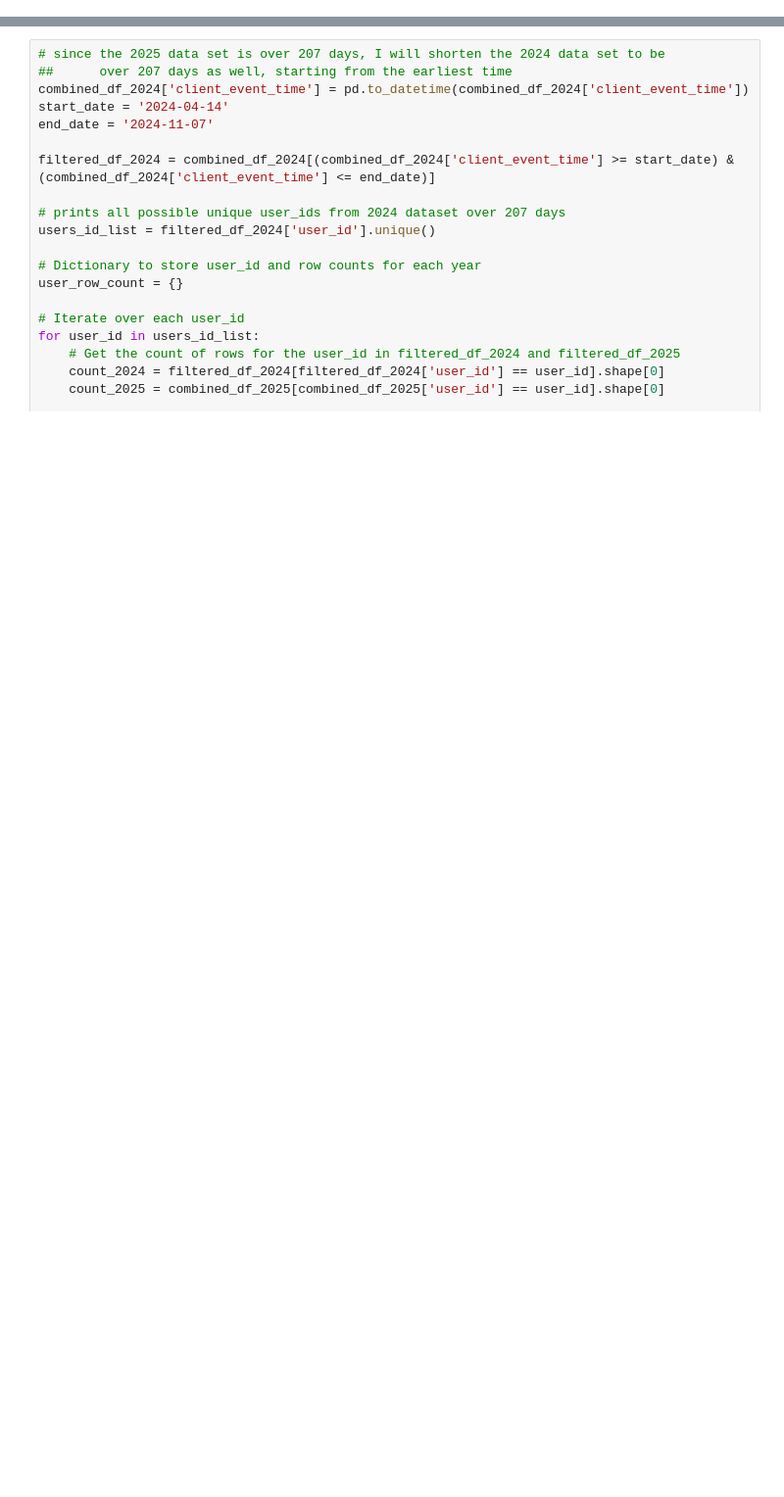
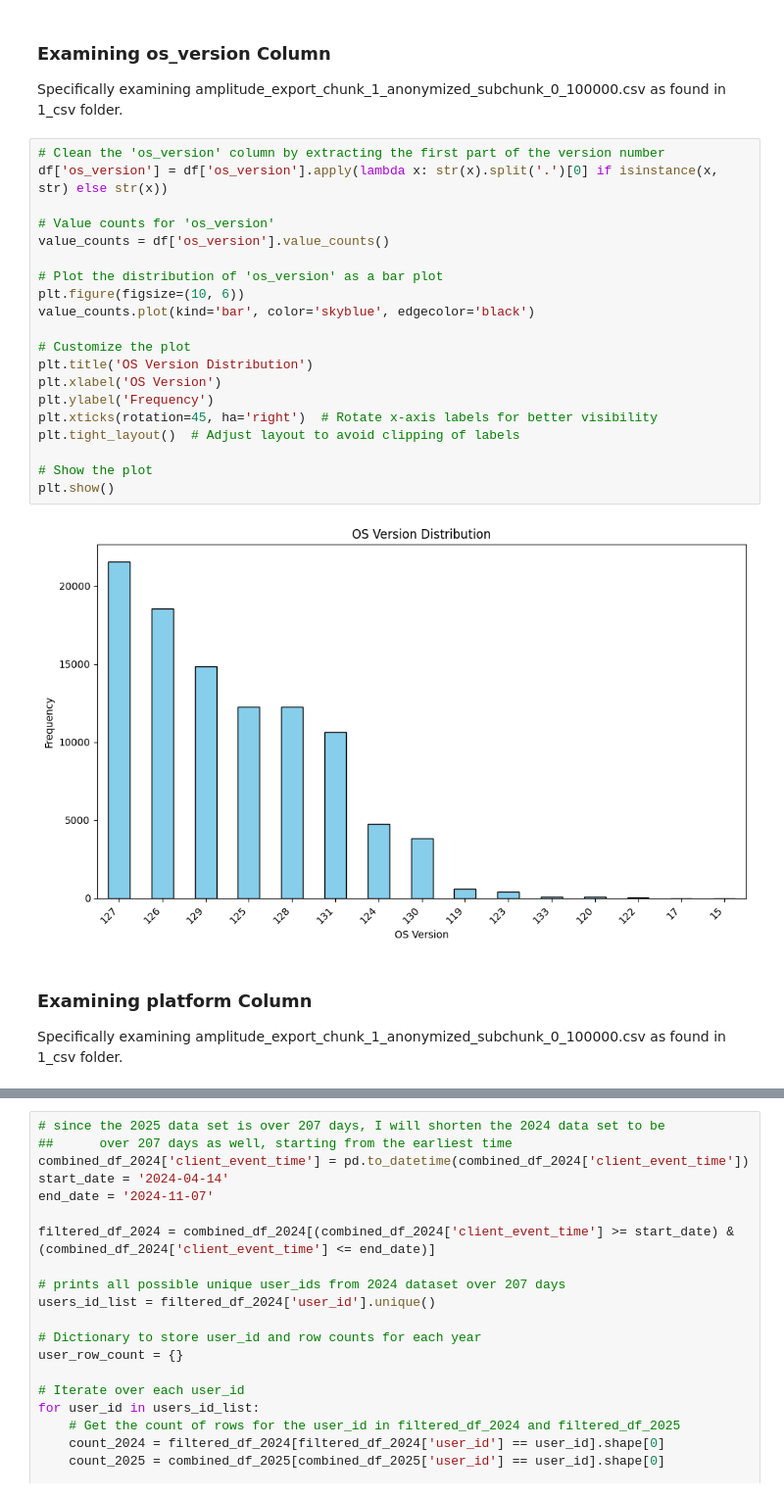
Before and after one commit to nyra-rodrigues/Federato-RiskOps-Platform-Optimization-Challenge, a Jupyter notebook: federato_data_read_starter.ipynb, the cells around one changed output, grey strips where cells are left out. Shown at 98% size. Saved outputs shown, nothing was run; the diff lists cells and outputs as text; blank space fills up the shorter version.

```diff
--- a/federato_data_read_starter.ipynb
+++ b/federato_data_read_starter.ipynb
@@ -190,0 +246,28 @@ plt.show()
+# %% [markdown]
+### Examining os_version Column
+Specifically examining amplitude_export_chunk_1_anonymized_subchunk_0_100000.csv as found in 1_csv folder.
+# %%
+# Clean the 'os_version' column by extracting the first part of the version number
+df['os_version'] = df['os_version'].apply(lambda x: str(x).split('.')[0] if isinstance(x, str) else str(x))
+
+# Value counts for 'os_version'
+value_counts = df['os_version'].value_counts()
+
+# Plot the distribution of 'os_version' as a bar plot
+plt.figure(figsize=(10, 6))
+value_counts.plot(kind='bar', color='skyblue', edgecolor='black')
+
+# Customize the plot
+plt.title('OS Version Distribution')
+plt.xlabel('OS Version')
+plt.ylabel('Frequency')
+plt.xticks(rotation=45, ha='right')  # Rotate x-axis labels for better visibility
+plt.tight_layout()  # Adjust layout to avoid clipping of labels
+
+# Show the plot
+plt.show()
+# %% [output]
+[figure, added]
+# %% [markdown]
+### Examining platform Column
+Specifically examining amplitude_export_chunk_1_anonymized_subchunk_0_100000.csv as found in 1_csv folder.
```
Also changed, not shown: parts of 81 cells of this notebook.
